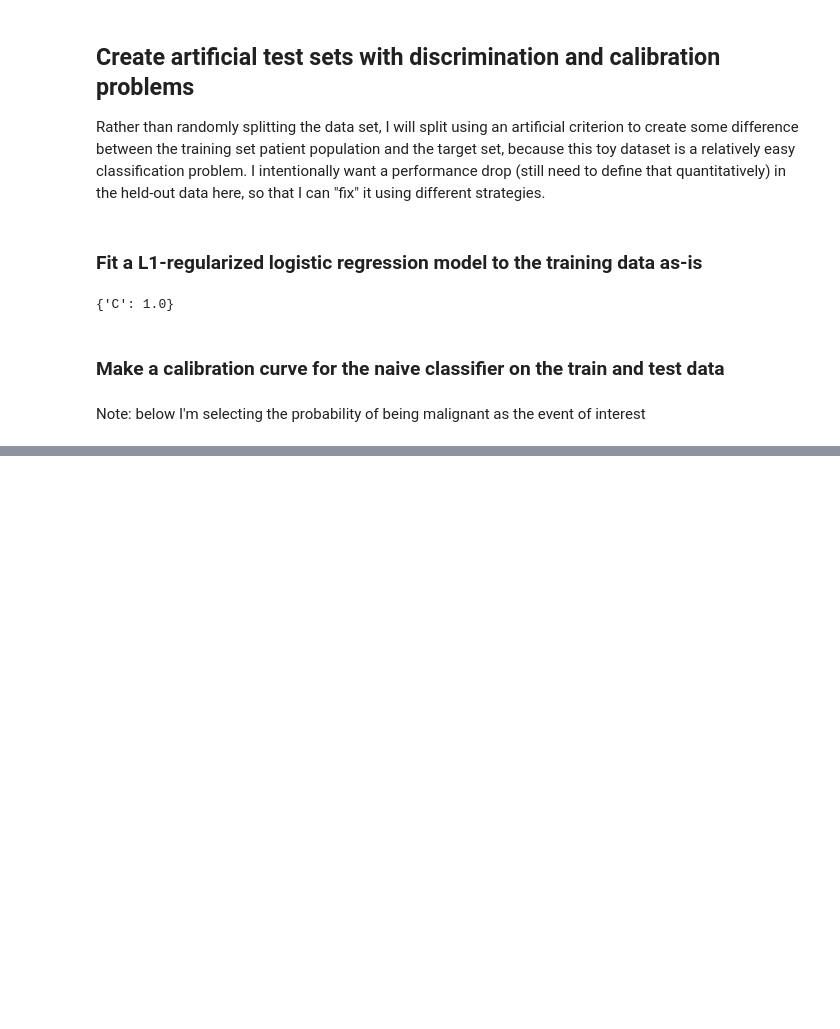
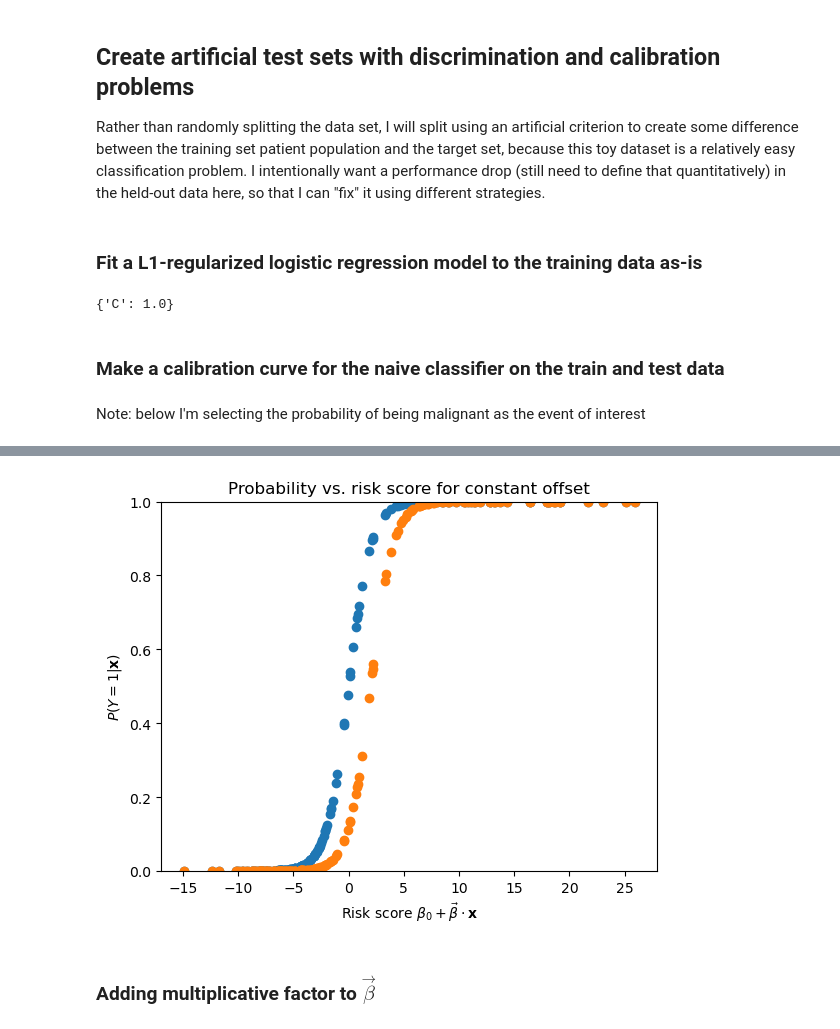
Before and after one commit to sarahcwesolowski/trns-learn, a Jupyter notebook: notebooks/Mishra_Test_Breast_Cancer.ipynb, the cells around one changed output, grey strips where cells are left out. Drawn from its saved outputs; the diff is of its cells as text; code cells hidden in the pictures; blank space fills up the shorter version.

```diff
--- a/notebooks/Mishra_Test_Breast_Cancer.ipynb
+++ b/notebooks/Mishra_Test_Breast_Cancer.ipynb
@@ -167,0 +190,15 @@ It looks like the trained model is somewhat optimistic on the test
+# %%
+alpha0 = -2
+# %%
+y_test_synth_1 = 1./(1. + np.exp(-alpha0 - risk_test))
+# %%
+plt.plot(risk_test, y_test_pred, 'o')
+plt.plot(risk_test, y_test_synth_1, 'o')
+plt.xlabel(r'Risk score $\beta_0 + \vec{\beta} \cdot \mathbf{x}$')
+plt.ylabel(r'$P(Y=1|\mathbf{x})$')
+plt.title('Probability vs. risk score for constant offset')
+plt.ylim(0,1);
+# %% [output]
+[figure, added]
+# %% [markdown]
+### Adding multiplicative factor to $\vec{\beta}$
```
Also changed, not shown: parts of 17 cells of this notebook.
